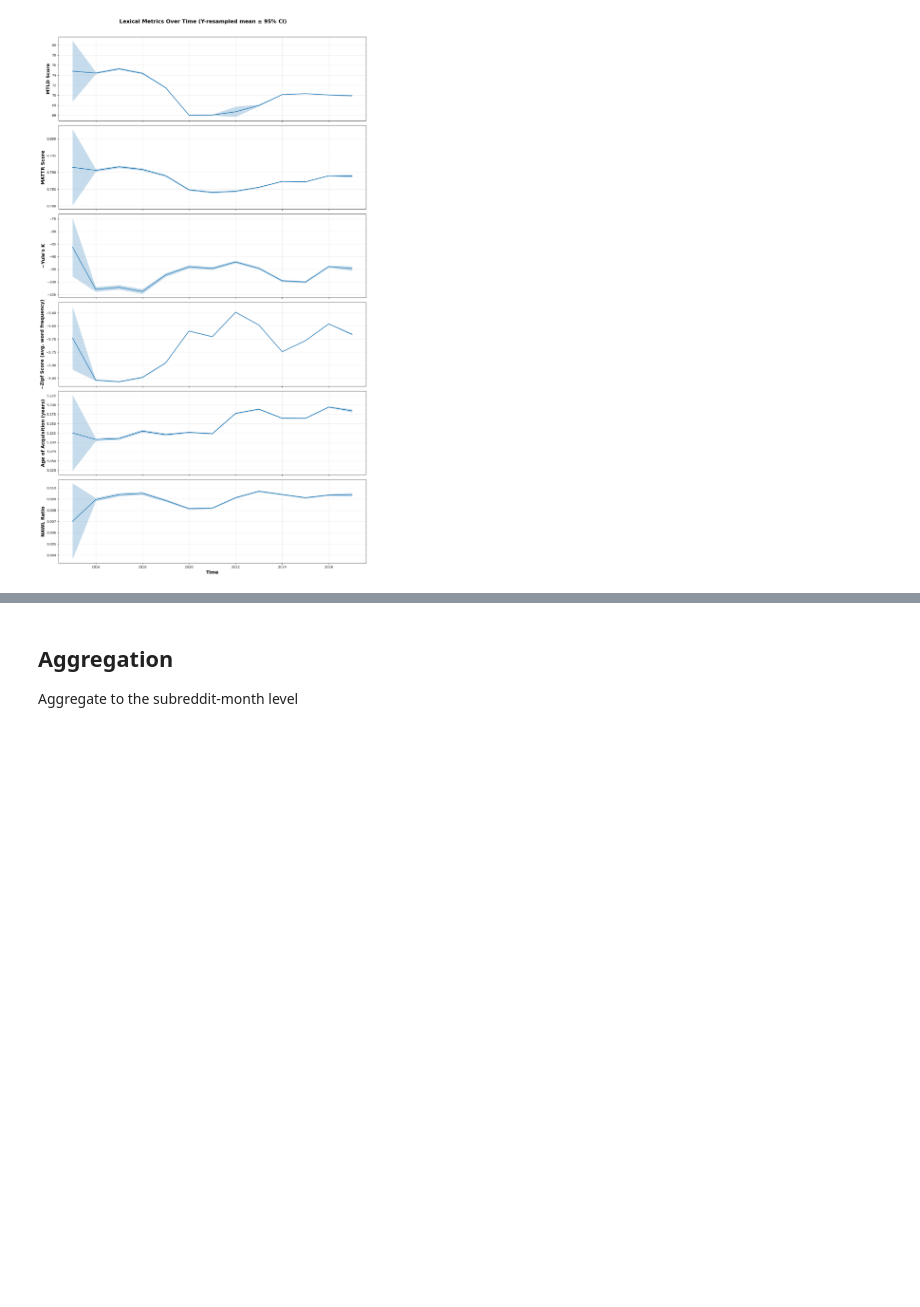
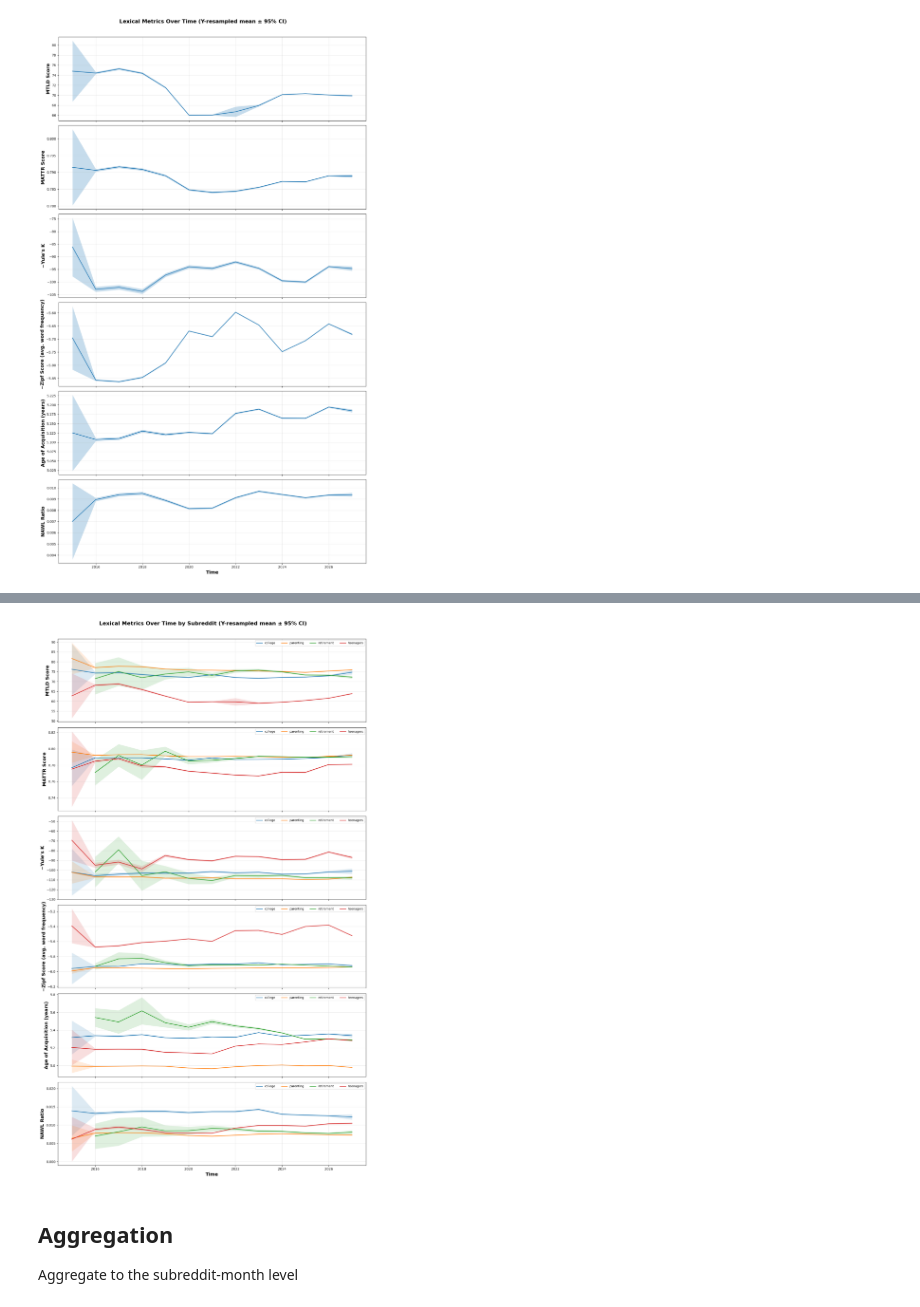
Before and after one commit to nickvick04/ORFE-Thesis, a Jupyter notebook: src/arcticshift_trend.ipynb, the cells around one changed output, grey strips where cells are left out. Drawn from its saved outputs; the diff is of its cells as text; code cells hidden in the pictures; blank space fills up the shorter version.

```diff
--- a/src/arcticshift_trend.ipynb
+++ b/src/arcticshift_trend.ipynb
@@ -82,3 +86,7 @@ plot_lexical_metrics(df, resample_freq='Y', agg='mean')
+# %%
+plot_lexical_metrics_by_subreddit(df, resample_freq='Y', agg='mean')
+# %% [output]
+[figure, added]
 # %% [markdown]
 ## Aggregation
 Aggregate to the subreddit-month level
```
Also changed, not shown: parts of 2 cells of this notebook.
